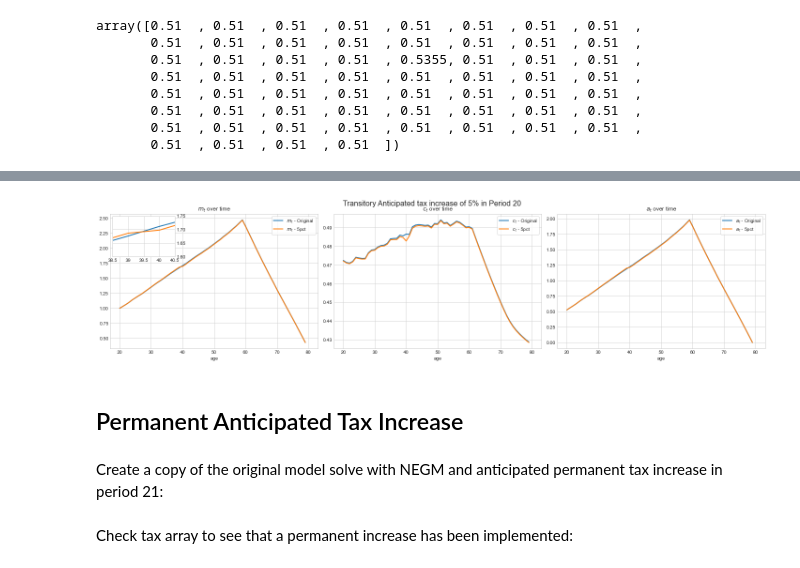
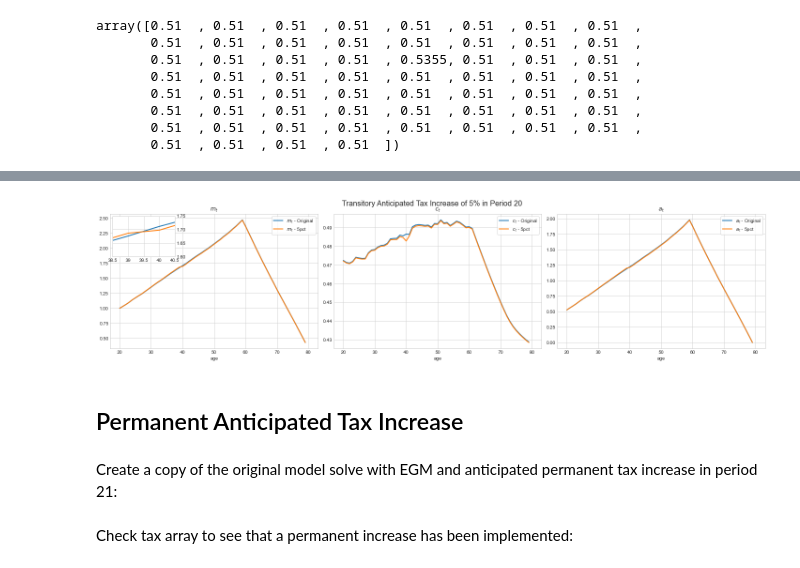
Before and after one commit to HansChristianPOLIT/LostInOptimization, a Jupyter notebook: Jeppe/01. BufferStockModel/01. BufferStockModel.ipynb, the cells around one changed output, grey strips where cells are left out. Cells and saved outputs as stored; diff of their text form; code cells hidden in the pictures.

```diff
--- a/Jeppe/01. BufferStockModel/01. BufferStockModel.ipynb
+++ b/Jeppe/01. BufferStockModel/01. BufferStockModel.ipynb
@@ -145,7 +147,7 @@ simvarlist = [('m','$m_t$'),
 fig, axs = plt.subplots(1, len(simvarlist), figsize=(20, 5))
 
 # add a title over the entire figure
-fig.suptitle("Transitory Anticipated tax increase of 5% in Period 20", fontsize=16)
+fig.suptitle("Transitory Anticipated Tax Increase of 5% in Period 20", fontsize=16)
 
 age = np.arange(par.T)
 
@@ -159,45 +161,45 @@ for i, (simvar, simvarlatex) in enumerate(simvarlist):
     axs[i].legend(frameon=True)
     axs[i].grid(True)
     axs[i].set_xlabel('age')
-    axs[i].set_title(f'{simvarlatex} over time')
+    axs[i].set_title(f'{simvarlatex}')
 
     # Change x-axis labels to show 20 years later
     xticks = axs[i].get_xticks()
     axs[i].set_xticks(xticks)  # Set tick positions, this line is actually redundant here because it's the same as before
     new_xticks = xticks + 20
     axs[i].set_xticklabels([int(val) if val.is_integer() else val for val in new_xticks])
     axs[i].set_xlim(-3, 63)
 
     # create zoom-in inset plot on the first graph
     if i == 0:
         axins = inset_axes(axs[i], width="30%", height="30%", loc='upper left')  # adjust size and position as needed
         axins.plot(age, np.mean(simdata, axis=1), lw=2)
         axins.plot(age, np.mean(simdata_trans5pct, axis=1), lw=2)
 
         # specify the limits for the zoomed-in plot
         axins.set_xlim(18.5, 20.5)
         axins.set_ylim(1.60,1.75)  # adjust as needed
 
         # Move labels to right
         axins.yaxis.tick_right()
         axins.yaxis.set_label_position("right")
 
         # Change x-axis labels for inset axes to show 20 years later
         xticks = axins.get_xticks()
         new_xticks = xticks + 20
         axins.set_xticks(xticks[::2])  # Keep every other tick
         axins.set_xticklabels([int(val) if val.is_integer() else val for val in new_xticks[::2]])  # Apply the same slicing to the labels
 
 plt.tight_layout()
 # Adjust the layout so that title does not overlap with the top plot
 plt.subplots_adjust(top=0.9)
 plt.show()
 # %% [output]
-[figure, old version]
+[figure, new version]
 # %% [markdown]
 ## Permanent Anticipated Tax Increase
 # %% [markdown]
-Create a copy of the original model solve with NEGM and anticipated permanent tax increase in period 21:
+Create a copy of the original model solve with EGM and anticipated permanent tax increase in period 21:
 # %%
 model_egm_5pct = model_egm.copy()
 model_egm_5pct.par.tax_rate_vec[20:] = model_egm.par.tax_rate_vec[20:]*1.05
```
Also changed, not shown: parts of 26 cells of this notebook, 5 other files.
